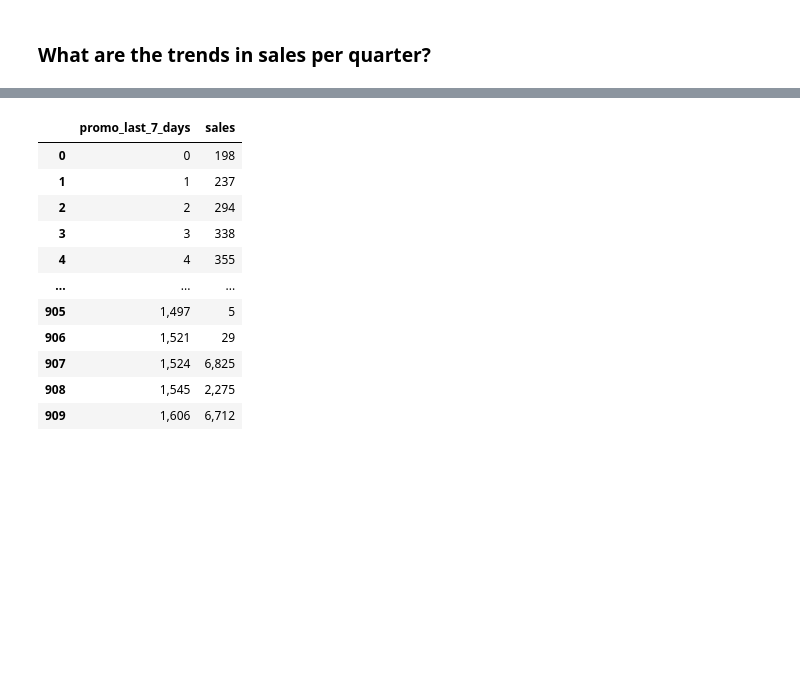
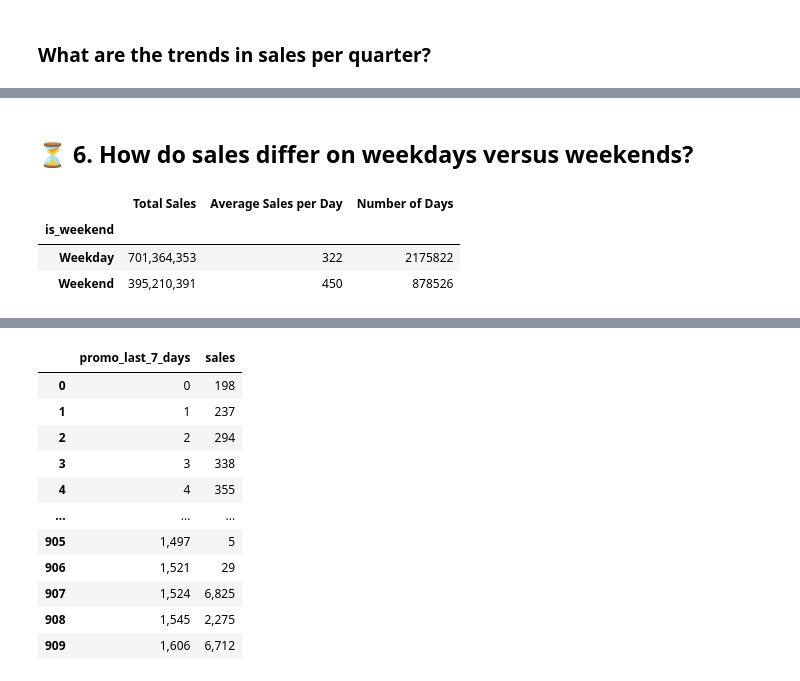
Before and after one commit to Seif-Eldin-Omar/sales-forecasting-optimization, a Jupyter notebook: notebooks/analysis_demo.ipynb, the cells around one changed output, grey strips where cells are left out. Cells and saved outputs as stored; diff of their text form; code cells hidden in the pictures; blank space fills up the shorter version.

```diff
--- a/notebooks/analysis_demo.ipynb
+++ b/notebooks/analysis_demo.ipynb
@@ -287,0 +338,12 @@ avg_sales_by_weekend
+# %% [markdown]
+## ⏳ 6. How do sales differ on weekdays versus weekends?
+# %%
+sales_comparison = df.groupby('is_weekend')['sales'].agg(['sum', 'mean', 'count']).rename(index={True: 'Weekend', False: 'Weekday'})
+
+sales_comparison.columns = ['Total Sales', 'Average Sales per Day', 'Number of Days']
+sales_comparison
+# %% [output]
+|  | Total Sales | Average Sales per Day | Number of Days |
+| is_weekend |  |  |  |
+| Weekday | 701,364,353 | 322 | 2175822 |
+| Weekend | 395,210,391 | 450 | 878526 |
```
Also changed, not shown: parts of 47 cells of this notebook.
